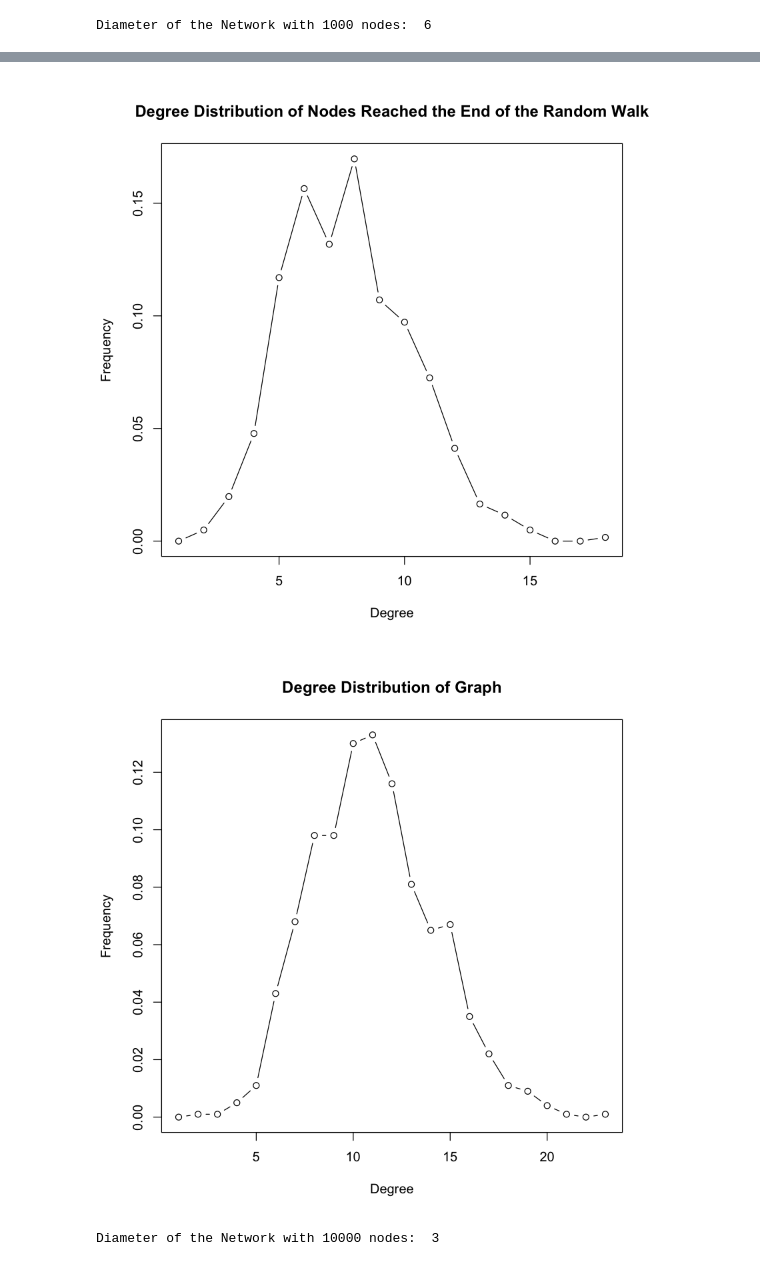
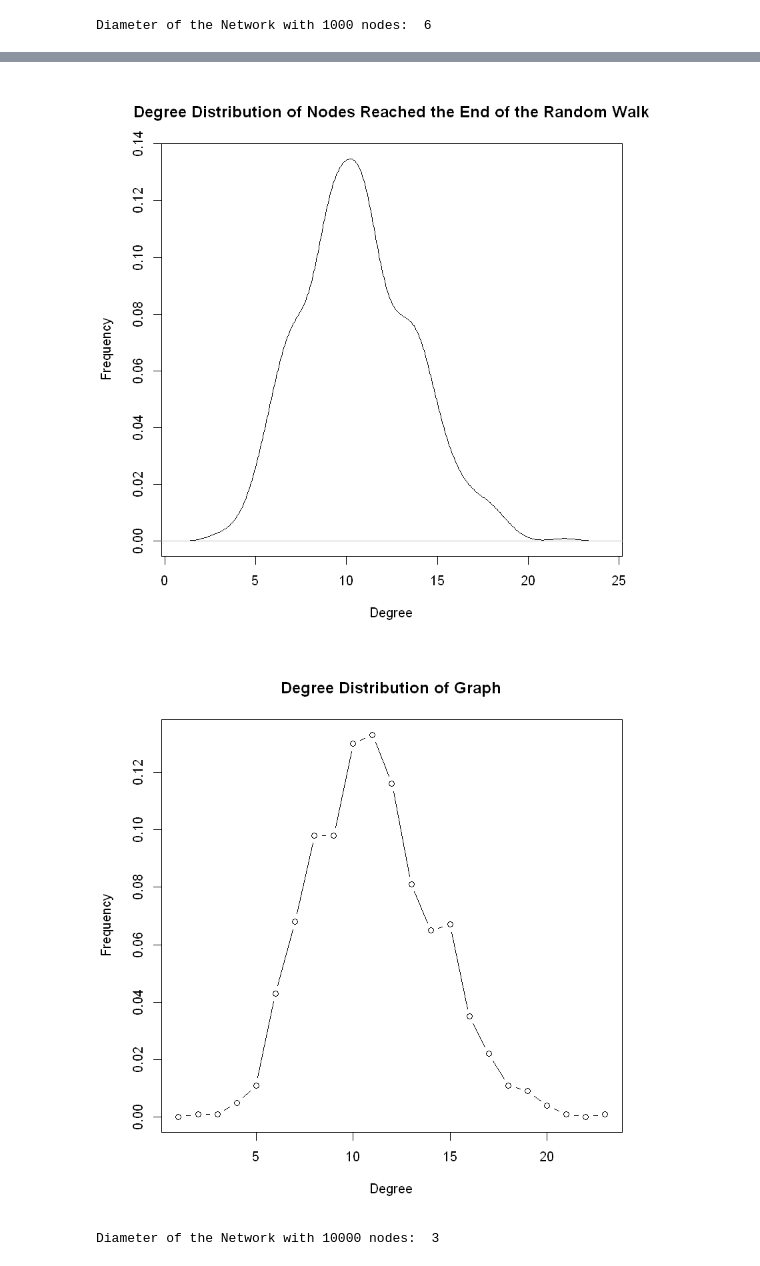
Before and after one commit to timeparadogs/ECE-232, a Jupyter notebook: p1/Part2.ipynb, the cells around one changed output, grey strips where cells are left out. Cells and saved outputs as stored; diff of their text form; code cells hidden in the pictures.

```diff
--- a/p1/Part2.ipynb
+++ b/p1/Part2.ipynb
@@ -84,12 +84,11 @@ last_nodes_1a = plot_with_lastnodes(g1a, 30)
 # %%
 # 1c
-
-plot(degree.distribution(induced.subgraph(g1a, last_nodes_1a)), type="b",
+plot(density(degree(g1a, unique(last_nodes_1a))), type="l",
      main="Degree Distribution of Nodes Reached the End of the Random Walk", xlab="Degree", ylab="Frequency")
 plot(degree.distribution(g1a), type="b", main="Degree Distribution of Graph", xlab="Degree", ylab="Frequency")
 # %% [output]
-[figure, old version]
+[figure, new version]
-[figure, old version]
+[figure, new version]
 # %%
 # 1d
 
```
Also changed, not shown: parts of 1 cell of this notebook.
